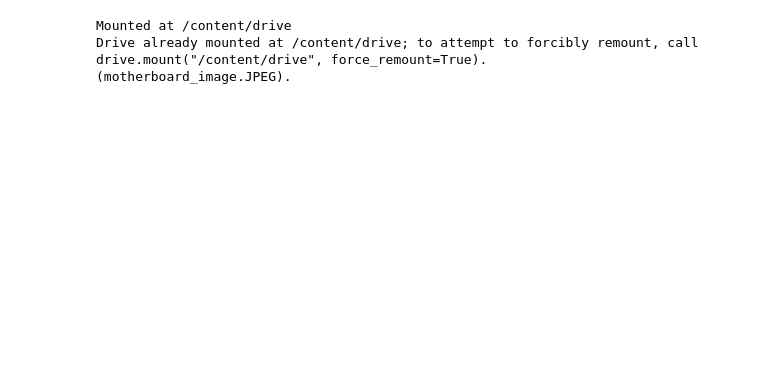
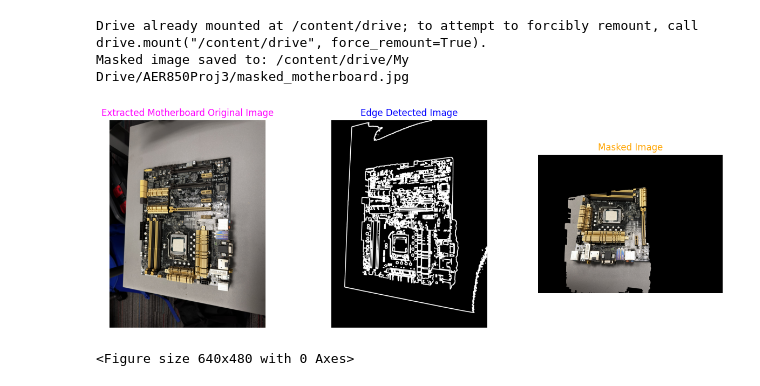
Before and after one commit to abbeymars/AbigailMarsella-AER850Project3, a Jupyter notebook: Project3.ipynb, the cells around one changed output. Saved outputs shown, nothing was run; the diff lists cells and outputs as text; code cells hidden in the pictures; blank space fills up the shorter version.

Commit message:
Step 1

```diff
--- a/Project3.ipynb
+++ b/Project3.ipynb
@@ -1,17 +1,62 @@
 # %% [markdown]
 <a href="https://colab.research.google.com/github/abbeymars/AbigailMarsella-AER850Project3/blob/main/Project3.ipynb" target="_parent"><img src="https://colab.research.google.com/assets/colab-badge.svg" alt="Open In Colab"/></a>
-# %%
-from google.colab import files
-from google.colab import drive
-import cv2
-import numpy as np
-import matplotlib.pyplot as plt
-
-#Step 1: Object Masking
-drive.mount('/content/drive') #mount google drive
-#Step 1.1 Upload Image
-image_path = "/content/drive/My Drive/AER850Proj3/motherboard_image.JPEG"
-# %% [output]
-Mounted at /content/drive
-Drive already mounted at /content/drive; to attempt to forcibly remount, call drive.mount("/content/drive", force_remount=True).
-(motherboard_image.JPEG).
+# %%
+from google.colab import files
+from google.colab import drive
+import cv2
+import numpy as np
+import matplotlib.pyplot as plt
+
+#Step 1: Object Masking
+drive.mount('/content/drive') #mount google drive
+#Step 1.1 Upload Image/Define Path
+image_path = "/content/drive/My Drive/AER850Proj3/motherboard_image.JPEG"
+image = cv2.imread(image_path)
+image_real = cv2.rotate(image, cv2.ROTATE_90_CLOCKWISE)
+#convert to grayscale
+gray_image = cv2.cvtColor(image, cv2.COLOR_BGR2GRAY)
+#reduce noise
+image_blur = cv2.GaussianBlur(gray_image, (47, 47), 4)
+#Thresholding
+_, threshold_image = cv2.threshold(image_blur, 100, 255, cv2.THRESH_BINARY)
+#Edge Detection, Canny Method
+edge_detection = cv2.Canny(threshold_image, 100, 200)
+edge_detection = cv2.dilate(edge_detection, None, iterations=10)
+#Contour Detection
+contour_detection, _ = cv2.findContours(edge_detection, cv2.RETR_EXTERNAL, cv2.CHAIN_APPROX_SIMPLE)
+#Filter and highlight the largest contour
+largest_contour = max(contour_detection, key=cv2.contourArea)
+mask = np.zeros_like(image_real)
+cv2.drawContours(mask, [largest_contour], -1, (255, 255, 255), thickness=cv2.FILLED)
+#Isolate the motherboard
+masked_image = cv2.bitwise_and(image_real, mask)
+#Save this result
+output_path = "/content/drive/My Drive/AER850Proj3/masked_motherboard.jpg"
+cv2.imwrite(output_path, masked_image)
+print(f"Masked image saved to: {output_path}")
+
+plt.figure(figsize=(15, 5))
+#Visualizing Original Image
+plt.subplot(1, 3, 1)
+plt.title("Extracted Motherboard Original Image", color='magenta')
+plt.imshow(cv2.cvtColor(image, cv2.COLOR_BGR2RGB))
+plt.axis("off")
+#Visualizing Edge Detected Image
+plt.subplot(1, 3, 2)
+plt.title("Edge Detected Image", color='blue')
+plt.imshow(edge_detection, cmap='gray')
+plt.axis("off")
+#Visualizing Masked Image
+plt.subplot(1, 3, 3)
+plt.imshow(cv2.cvtColor(masked_image, cv2.COLOR_BGR2RGB))
+plt.title("Masked Image", color='orange')
+plt.axis("off")
+plt.show()
+
+plt.tight_layout()
+plt.show()
+# %% [output]
+Drive already mounted at /content/drive; to attempt to forcibly remount, call drive.mount("/content/drive", force_remount=True).
+Masked image saved to: /content/drive/My Drive/AER850Proj3/masked_motherboard.jpg
+[figure, added]
+<Figure size 640x480 with 0 Axes>
```
